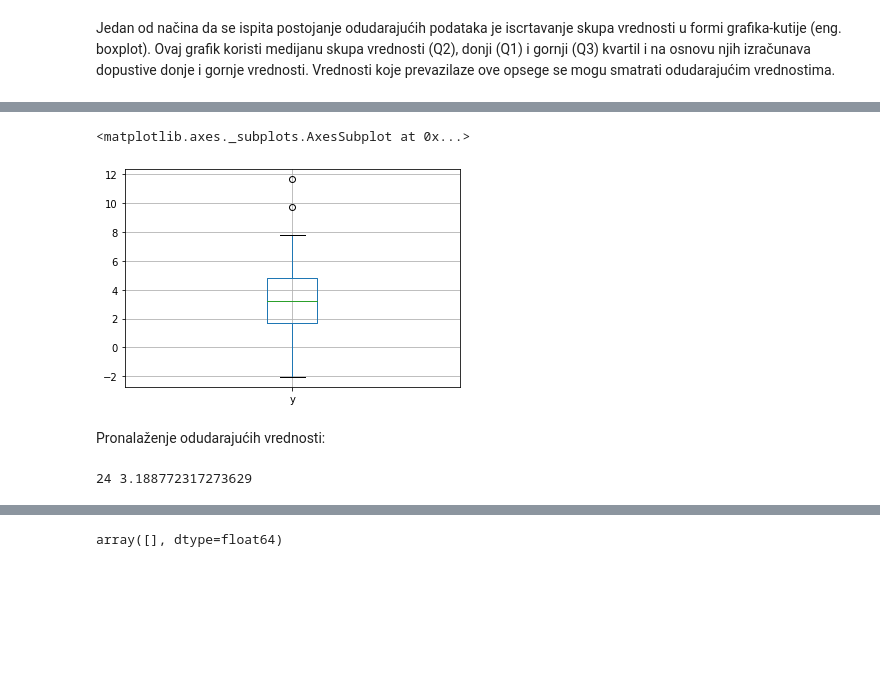
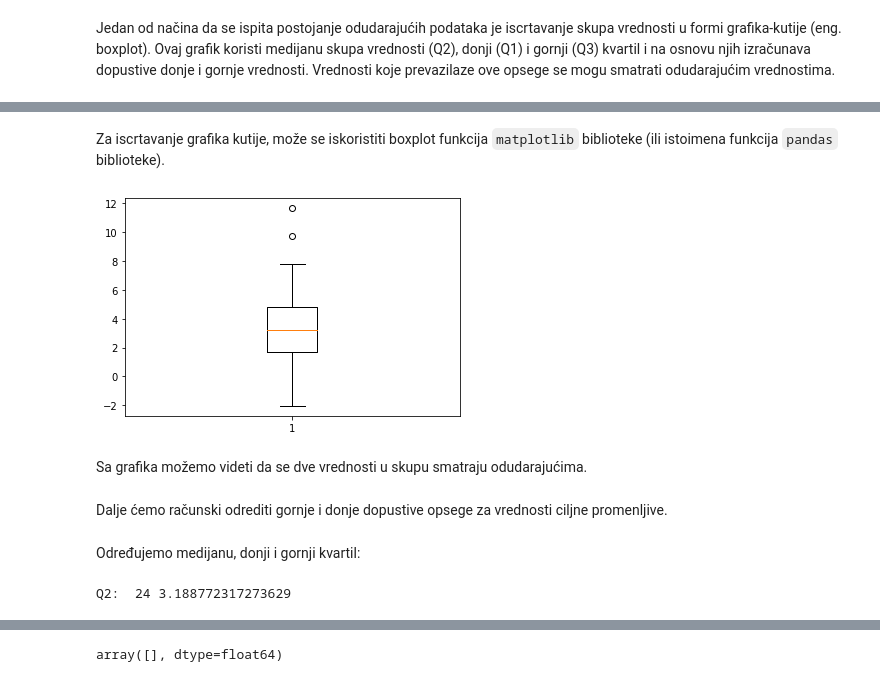
Before and after one commit to matf-ni/materijali-sa-vezbi-2021, a Jupyter notebook: 03-regularizacija-odudarajuci-podaci/02-Odudarajuci podaci (eng. outliers).ipynb, the cells around one changed output, grey strips where cells are left out. Cells and saved outputs as stored; diff of their text form; code cells hidden in the pictures; blank space fills up the shorter version.

```diff
--- a/03-regularizacija-odudarajuci-podaci/02-Odudarajuci podaci (eng. outliers).ipynb
+++ b/03-regularizacija-odudarajuci-podaci/02-Odudarajuci podaci (eng. outliers).ipynb
@@ -63,7 +64,0 @@ data = pd.DataFrame({'y': y_with_outliers})
-# %%
-data.boxplot()
-# %% [output]
-<matplotlib.axes._subplots.AxesSubplot at 0x...>
-[figure, removed]
-# %% [markdown]
-Pronalaženje odudarajućih vrednosti:
@@ -71,0 +65,11 @@ data_y = data['y'].sort_values().values
+# %% [markdown]
+Za iscrtavanje grafika kutije, može se iskoristiti boxplot funkcija `matplotlib` biblioteke (ili istoimena funkcija `pandas` biblioteke).
+# %%
+plt.boxplot(y_with_outliers)
+plt.show()
+# %% [output]
+[figure, added]
+# %% [markdown]
+Sa grafika možemo videti da se dve vrednosti u skupu smatraju odudarajućima.
+# %% [markdown]
+Dalje ćemo računski odrediti gornje i donje dopustive opsege za vrednosti ciljne promenljive.
@@ -72,10 +79,12 @@ data_y = data['y'].sort_values().values
+# %% [markdown]
+Određujemo medijanu, donji i gornji kvartil:
 # %%
 # medijana
 Q2_index = int(N/2)
-Q2 = data_y[Q2_index]
-print(Q2_index, Q2)
+Q2 = y_sorted[Q2_index]
+print('Q2: ', Q2_index, Q2)
 # %% [output]
-24 3.188772317273629
+Q2:  24 3.188772317273629
 # %%
 # donji kvartil
 Q1_index = int(N/4)
```
Also changed, not shown: parts of 34 cells of this notebook, 21 other files.
